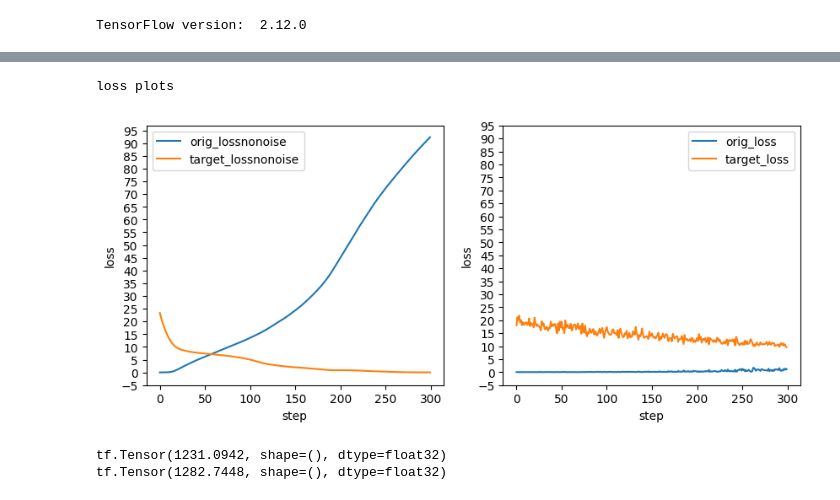
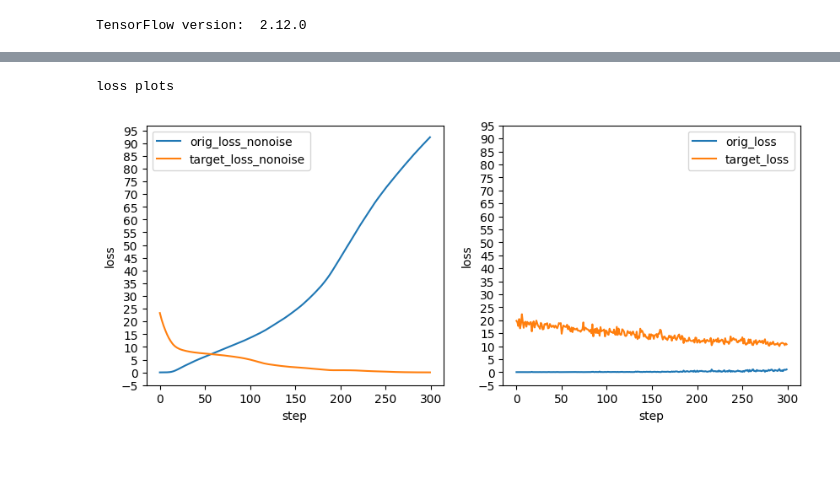
Before and after one commit to workin-at-the-car-walsh/blogging-references, a Jupyter notebook: adv-ai-noise-defence/train_adversarial.ipynb, the cells around one changed output, grey strips where cells are left out. Saved outputs shown, nothing was run; the diff lists cells and outputs as text; code cells hidden in the pictures; blank space fills up the shorter version.

```diff
--- a/adv-ai-noise-defence/train_adversarial.ipynb
+++ b/adv-ai-noise-defence/train_adversarial.ipynb
@@ -256,41 +274,41 @@ True
 import matplotlib.pyplot as plt
 import pandas as pd
 
-h=nonoise_loss_list.pop(0)
-nonoise_df = pd.DataFrame(data=nonoise_loss_list, columns=h)
-h1=loss_list.pop(0)
-df = pd.DataFrame(data=loss_list, columns=h1)
+with open("loss_list", "rb") as fp:   # Unpickling
+    loss_list_content = pickle.load(fp)
+    fp.close()
+
+with open("nonoise_loss_list", "rb") as fp:   # Unpickling
+    nonoise_loss_list_content = pickle.load(fp)
+    fp.close()
+
+h=nonoise_loss_list_content.pop(0)
+nonoise_df = pd.DataFrame(data=nonoise_loss_list_content, columns=h)
+h1=loss_list_content.pop(0)
+df = pd.DataFrame(data=loss_list_content, columns=h1)
 # %%
-df3 = df.join(nonoise_df[['loss','orig_loss','target_loss']], rsuffix='nonoise')
+df3 = df.join(nonoise_df[['loss','orig_loss','target_loss']], rsuffix='_nonoise')
 fig,ax = plt.subplots(ncols=2, figsize=(10,4))
 
 #'loss','lossnonoise',
 for a in ['orig_loss','target_loss']:
     ax[1].plot(df3['step'],df3[a],label=a)
-for a in ['orig_lossnonoise','target_lossnonoise']:
+for a in ['orig_loss_nonoise','target_loss_nonoise']:
     ax[0].plot(df3['step'],df3[a],label=a)
 
 
 
 ax[0].set_xlabel("step")
 ax[0].set_ylabel("loss")
 ax[0].legend(loc='best')
 ax[0].set_yticks(np.arange(-5, 100, 5))
 
 ax[1].set_xlabel("step")
 ax[1].set_ylabel("loss")
 ax[1].legend(loc='best')
 ax[1].set_yticks(np.arange(-5, 100, 5))
 
 print('loss plots')
 # %% [output]
 loss plots
-[figure, old version]
+[figure, new version]
-# %%
-print(tf.norm(deltaUpdated))
-print(tf.norm(nonoise_deltaUpdated))
-# 1269.2789 for no noise, # 1409 for noise -59 loss # 2680 with 600 and -63 loss
-# 4802 with -100, 1200 steps
-# %% [output]
-tf.Tensor(1231.0942, shape=(), dtype=float32)
-tf.Tensor(1282.7448, shape=(), dtype=float32)
```
Also changed, not shown: parts of 8 cells of this notebook, 3 other files.
